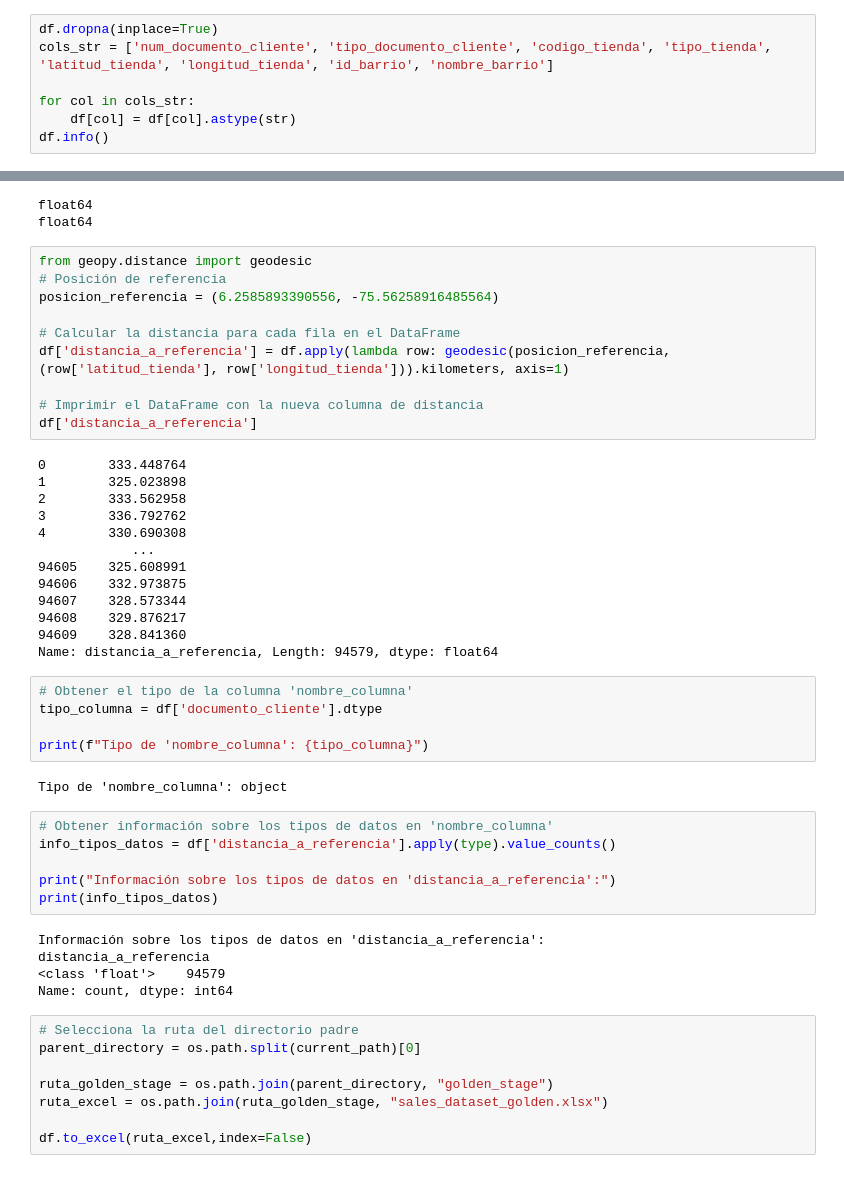
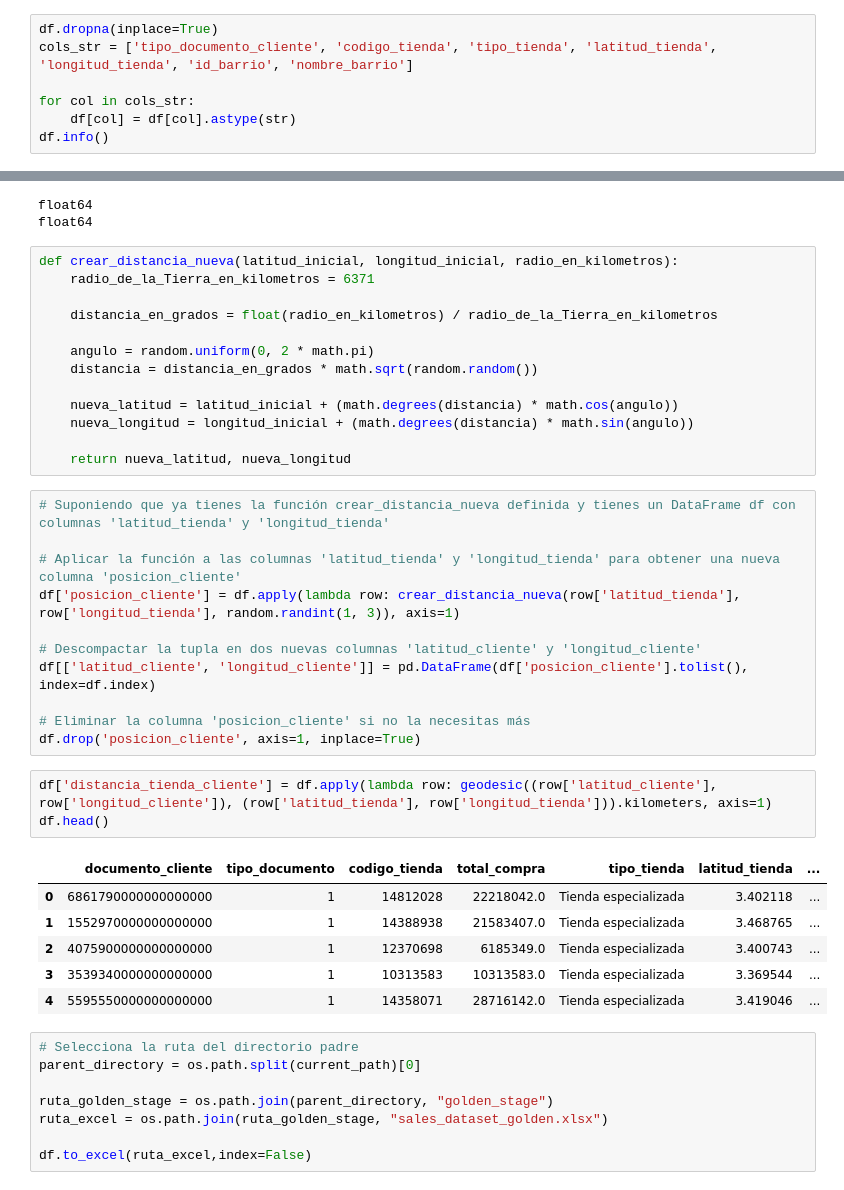
Before and after one commit to JuanSHerrera1006/proyecto_final_base_de_datos, a Jupyter notebook: Components/limpieza.ipynb, the cells around one changed output, grey strips where cells are left out. Drawn from its saved outputs; the diff is of its cells as text.

Commit message:
Feat(*): Finalizacion de proceso de limpieza y carga de datos

```diff
--- a/Components/limpieza.ipynb
+++ b/Components/limpieza.ipynb
@@ -114,6 +118,6 @@ df.head()
 # %%
 df.dropna(inplace=True)
-cols_str = ['num_documento_cliente', 'tipo_documento_cliente', 'codigo_tienda', 'tipo_tienda', 'latitud_tienda', 'longitud_tienda', 'id_barrio', 'nombre_barrio']
+cols_str = ['tipo_documento_cliente', 'codigo_tienda', 'tipo_tienda', 'latitud_tienda', 'longitud_tienda', 'id_barrio', 'nombre_barrio']
 
 for col in cols_str:
     df[col] = df[col].astype(str)
@@ -274,47 +278,40 @@ print(df['longitud_tienda'].dtype)
 # %% [output]
 float64
 float64
-# %%
-from geopy.distance import geodesic
-# Posición de referencia
-posicion_referencia = (6.2585893390556, -75.56258916485564)
-
-# Calcular la distancia para cada fila en el DataFrame
-df['distancia_a_referencia'] = df.apply(lambda row: geodesic(posicion_referencia, (row['latitud_tienda'], row['longitud_tienda'])).kilometers, axis=1)
-
-# Imprimir el DataFrame con la nueva columna de distancia
-df['distancia_a_referencia']
-# %% [output]
-0        333.448764
-1        325.023898
-2        333.562958
-3        336.792762
-4        330.690308
-            ...
-94605    325.608991
-94606    332.973875
-94607    328.573344
-94608    329.876217
-94609    328.841360
-Name: distancia_a_referencia, Length: 94579, dtype: float64
-# %%
-# Obtener el tipo de la columna 'nombre_columna'
-tipo_columna = df['documento_cliente'].dtype
-
-print(f"Tipo de 'nombre_columna': {tipo_columna}")
-# %% [output]
-Tipo de 'nombre_columna': object
-# %%
-# Obtener información sobre los tipos de datos en 'nombre_columna'
-info_tipos_datos = df['distancia_a_referencia'].apply(type).value_counts()
-
-print("Información sobre los tipos de datos en 'distancia_a_referencia':")
-print(info_tipos_datos)
-# %% [output]
-Información sobre los tipos de datos en 'distancia_a_referencia':
-distancia_a_referencia
-<class 'float'>    94579
-Name: count, dtype: int64
+# %%
+def crear_distancia_nueva(latitud_inicial, longitud_inicial, radio_en_kilometros):
+    radio_de_la_Tierra_en_kilometros = 6371
+
+    distancia_en_grados = float(radio_en_kilometros) / radio_de_la_Tierra_en_kilometros
+
+    angulo = random.uniform(0, 2 * math.pi)
+    distancia = distancia_en_grados * math.sqrt(random.random())
+
+    nueva_latitud = latitud_inicial + (math.degrees(distancia) * math.cos(angulo))
+    nueva_longitud = longitud_inicial + (math.degrees(distancia) * math.sin(angulo))
+
+    return nueva_latitud, nueva_longitud
+# %%
+# Suponiendo que ya tienes la función crear_distancia_nueva definida y tienes un DataFrame df con columnas 'latitud_tienda' y 'longitud_tienda'
+
+# Aplicar la función a las columnas 'latitud_tienda' y 'longitud_tienda' para obtener una nueva columna 'posicion_cliente'
+df['posicion_cliente'] = df.apply(lambda row: crear_distancia_nueva(row['latitud_tienda'], row['longitud_tienda'], random.randint(1, 3)), axis=1)
+
+# Descompactar la tupla en dos nuevas columnas 'latitud_cliente' y 'longitud_cliente'
+df[['latitud_cliente', 'longitud_cliente']] = pd.DataFrame(df['posicion_cliente'].tolist(), index=df.index)
+
+# Eliminar la columna 'posicion_cliente' si no la necesitas más
+df.drop('posicion_cliente', axis=1, inplace=True)
+# %%
+df['distancia_tienda_cliente'] = df.apply(lambda row: geodesic((row['latitud_cliente'], row['longitud_cliente']), (row['latitud_tienda'], row['longitud_tienda'])).kilometers, axis=1)
+df.head()
+# %% [output]
+|  | documento_cliente | tipo_documento | codigo_tienda | total_compra | tipo_tienda | latitud_tienda | ... |
+| 0 | 6861790000000000000 | 1 | 14812028 | 22218042.0 | Tienda especializada | 3.402118 | ... |
+| 1 | 1552970000000000000 | 1 | 14388938 | 21583407.0 | Tienda especializada | 3.468765 | ... |
+| 2 | 4075900000000000000 | 1 | 12370698 | 6185349.0 | Tienda especializada | 3.400743 | ... |
+| 3 | 3539340000000000000 | 1 | 10313583 | 10313583.0 | Tienda especializada | 3.369544 | ... |
+| 4 | 5595550000000000000 | 1 | 14358071 | 28716142.0 | Tienda especializada | 3.419046 | ... |
 # %%
 # Selecciona la ruta del directorio padre
 parent_directory = os.path.split(current_path)[0]
```
Also changed, not shown: parts of 4 cells of this notebook, 8 other files.
